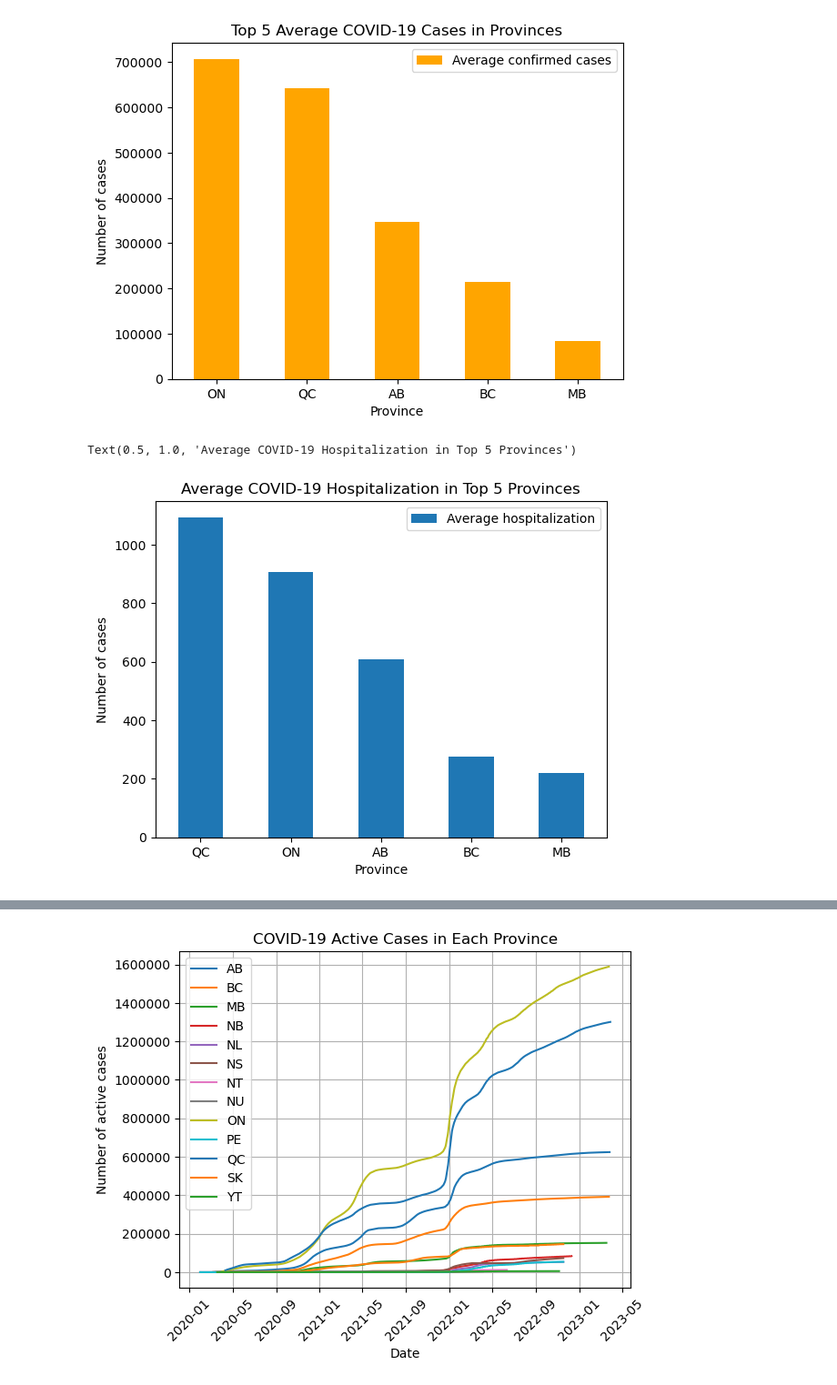
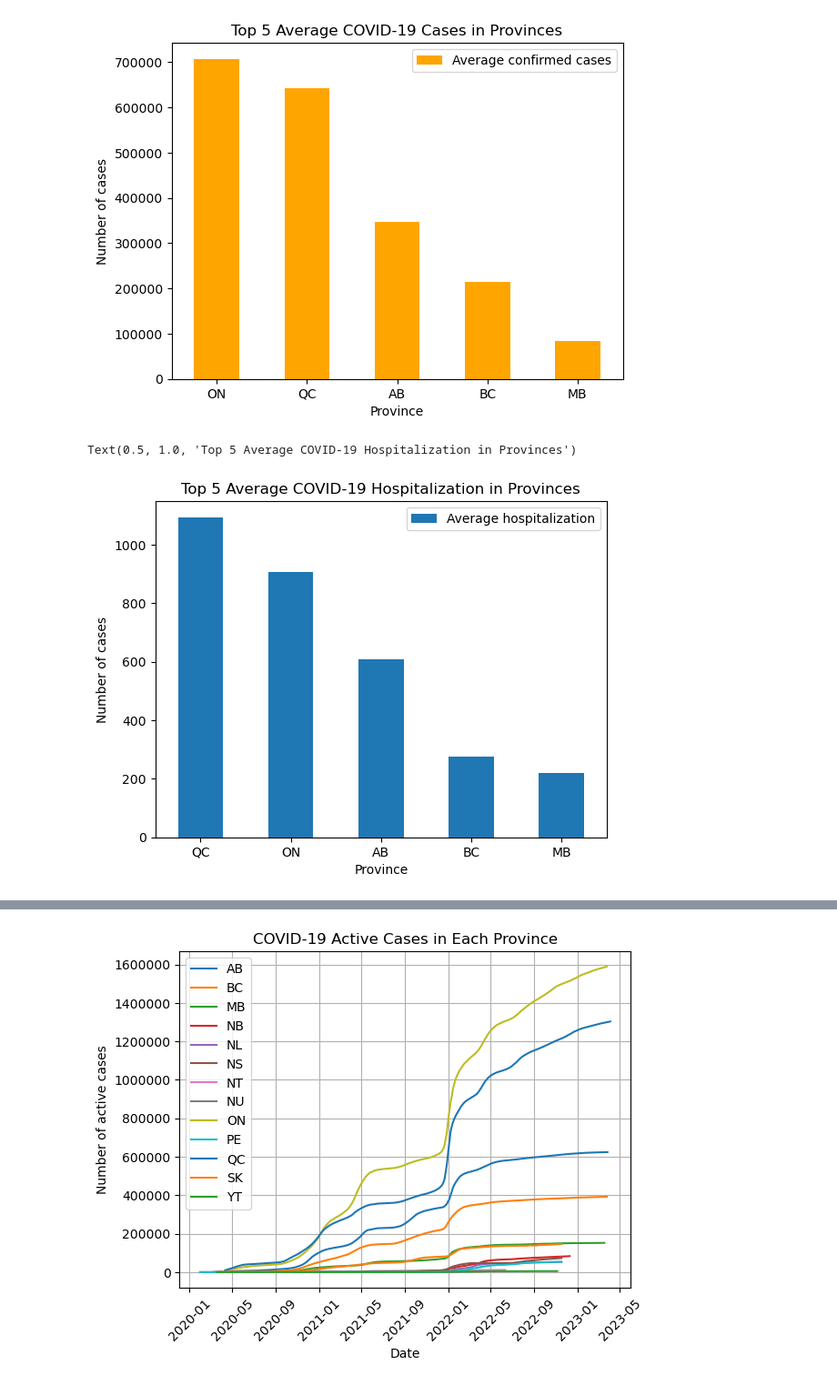
Before and after one commit to svafaeva93/Covid19AnalysisCanada, a Jupyter notebook: Data_visualization_API.ipynb, the cells around one changed output, grey strips where cells are left out. Shown at 91% size. Cells and saved outputs as stored; diff of their text form; code cells hidden in the pictures.

```diff
--- a/Data_visualization_API.ipynb
+++ b/Data_visualization_API.ipynb
@@ -354,16 +347,16 @@ Text(0.5, 1.0, 'Top 5 Average COVID-19 Cases in Provinces')
 # %%
 sorted_dataset = sorted_dataset.sort_values(by=['Average hospitalization'], ascending=False)
 top_five = sorted_dataset.nlargest(5, 'Average hospitalization')
 data = pd.DataFrame({"Average hospitalization": top_five["Average hospitalization"]}, index=top_five.index)
 
 ax = data.plot(kind="bar", rot=0)
 
 ax.set_xlabel("Province")
 ax.set_ylabel("Number of cases")
-ax.set_title("Average COVID-19 Hospitalization in Top 5 Provinces")
+ax.set_title("Top 5 Average COVID-19 Hospitalization in Provinces")
 # %% [output]
-Text(0.5, 1.0, 'Average COVID-19 Hospitalization in Top 5 Provinces')
+Text(0.5, 1.0, 'Top 5 Average COVID-19 Hospitalization in Provinces')
-[figure, old version]
+[figure, new version]
 # %%
 sorted_dataset = sorted_dataset.sort_values('Average death cases', ascending=False)
 top_five = sorted_dataset.nlargest(5, 'Average death cases')
```
Also changed, not shown: parts of 14 cells of this notebook.
